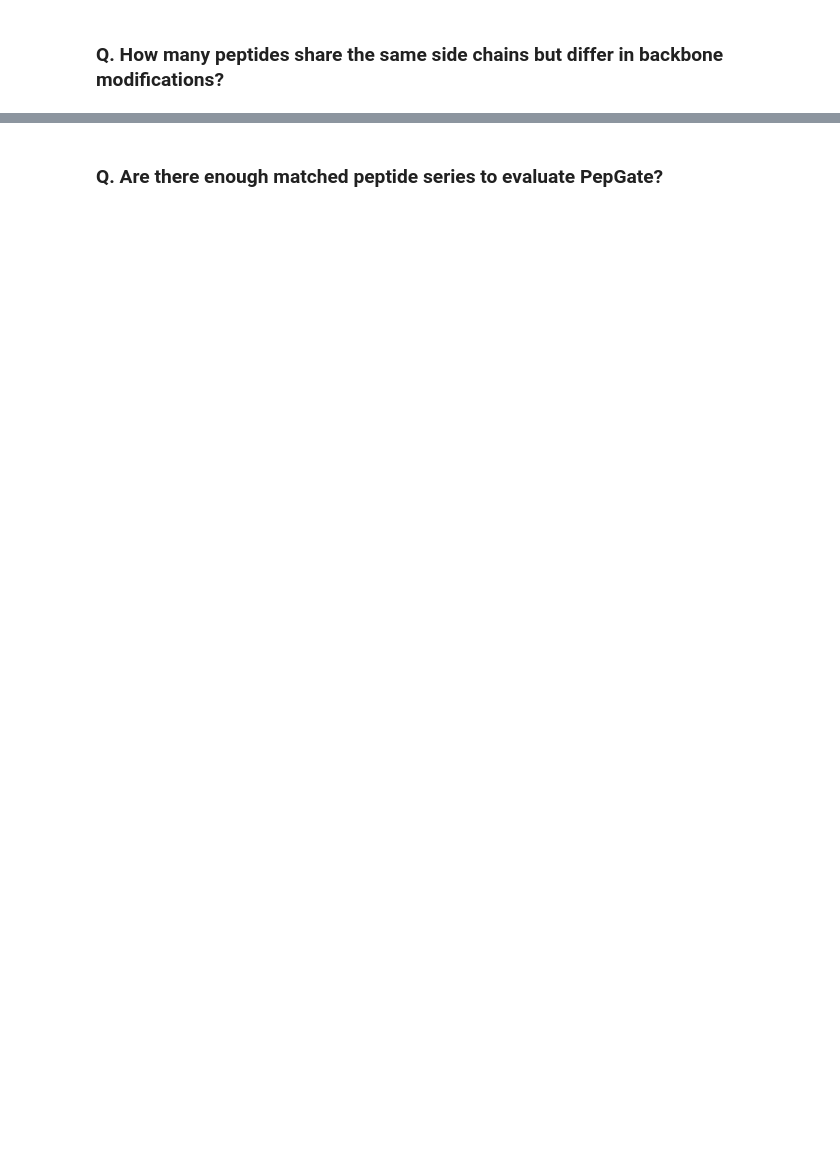
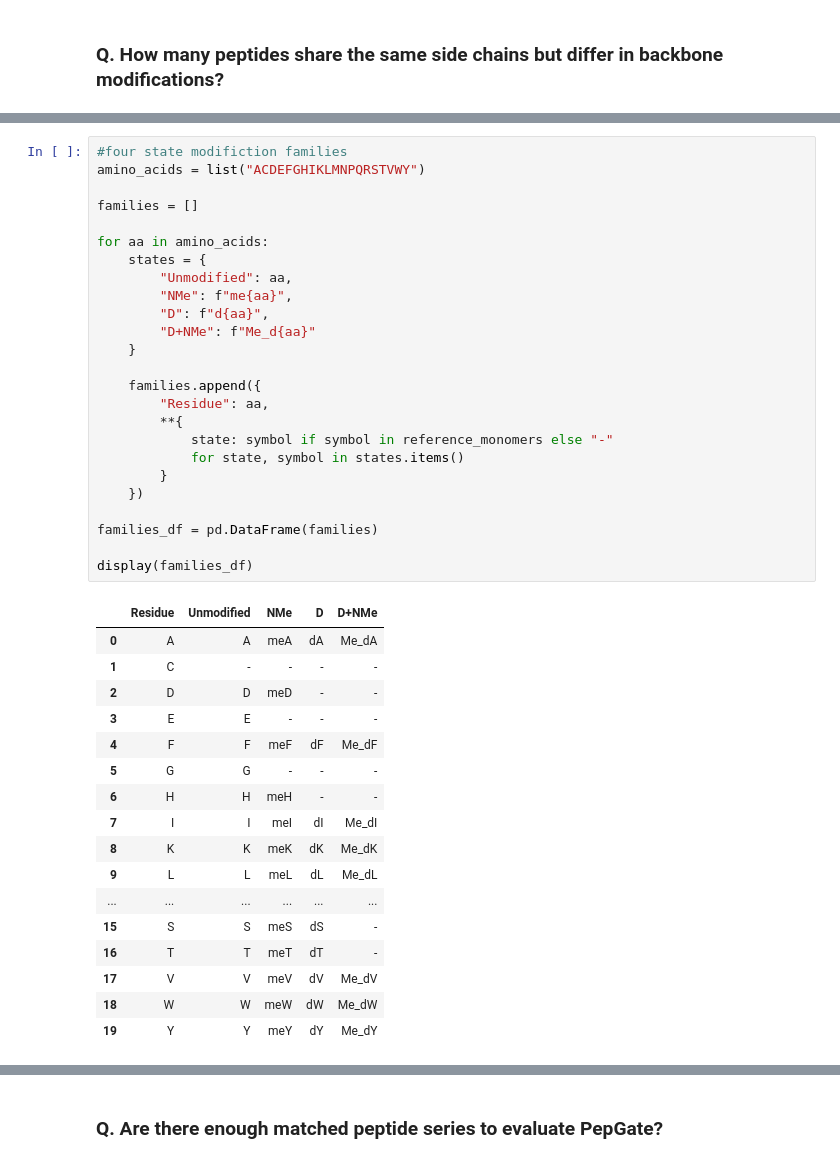
Before and after one commit to hamda-alh/PepGate, a Jupyter notebook: notebooks/01_EDA.ipynb, the cells around one changed output, grey strips where cells are left out. Saved outputs shown, nothing was run; the diff lists cells and outputs as text; blank space fills up the shorter version.

```diff
--- a/notebooks/01_EDA.ipynb
+++ b/notebooks/01_EDA.ipynb
@@ -635,0 +559,43 @@ Candidate backbone N-methylated monomers: 58
+# %%
+#four state modifiction families
+amino_acids = list("ACDEFGHIKLMNPQRSTVWY")
+
+families = []
+
+for aa in amino_acids:
+    states = {
+        "Unmodified": aa,
+        "NMe": f"me{aa}",
+        "D": f"d{aa}",
+        "D+NMe": f"Me_d{aa}"
+    }
+
+    families.append({
+        "Residue": aa,
+        **{
+            state: symbol if symbol in reference_monomers else "-"
+            for state, symbol in states.items()
+        }
+    })
+
+families_df = pd.DataFrame(families)
+
+display(families_df)
+# %% [output]
+|  | Residue | Unmodified | NMe | D | D+NMe |
+| 0 | A | A | meA | dA | Me_dA |
+| 1 | C | - | - | - | - |
+| 2 | D | D | meD | - | - |
+| 3 | E | E | - | - | - |
+| 4 | F | F | meF | dF | Me_dF |
+| 5 | G | G | - | - | - |
+| 6 | H | H | meH | - | - |
+| 7 | I | I | meI | dI | Me_dI |
+| 8 | K | K | meK | dK | Me_dK |
+| 9 | L | L | meL | dL | Me_dL |
+| ... | ... | ... | ... | ... | ... |
+| 15 | S | S | meS | dS | - |
+| 16 | T | T | meT | dT | - |
+| 17 | V | V | meV | dV | Me_dV |
+| 18 | W | W | meW | dW | Me_dW |
+| 19 | Y | Y | meY | dY | Me_dY |
```
Also changed, not shown: parts of 63 cells of this notebook.
